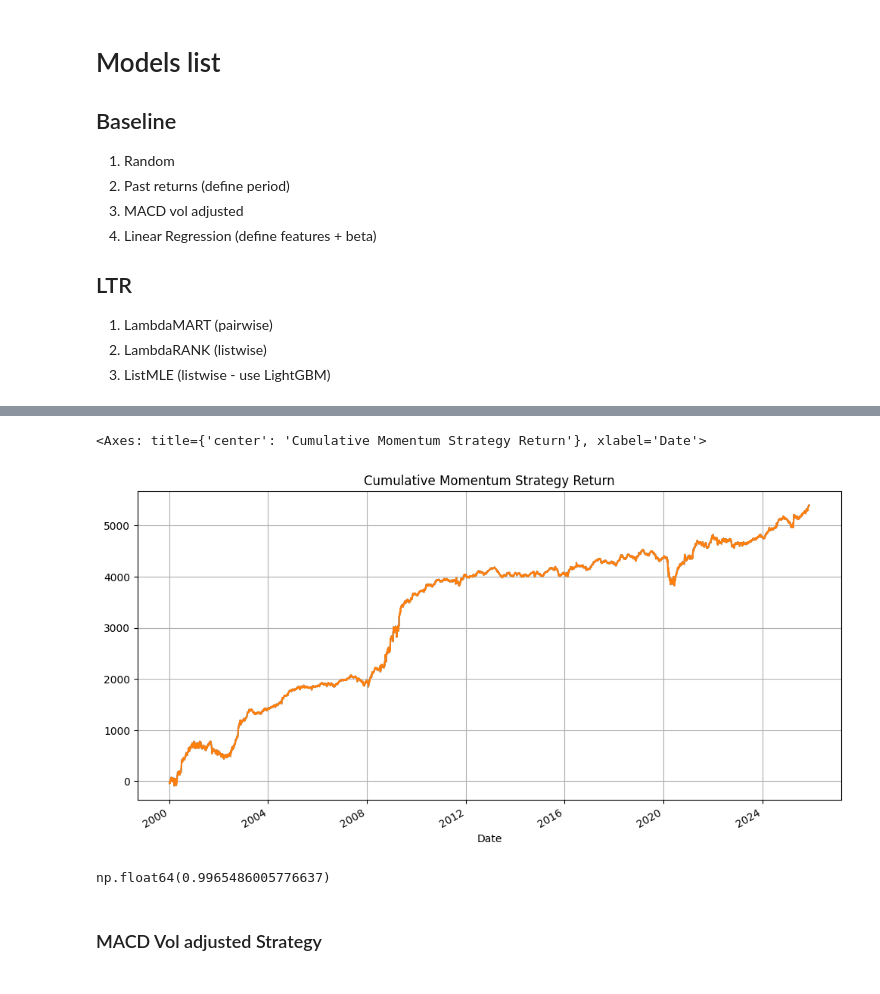
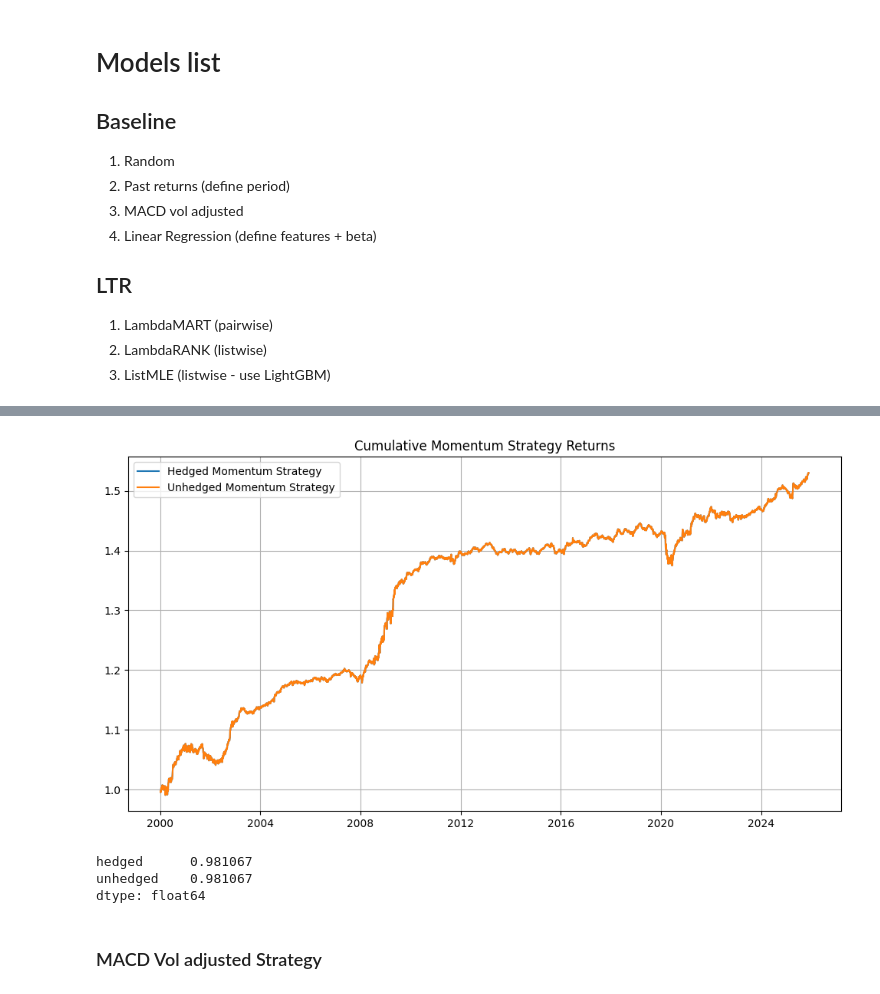
Before and after one commit to Mathieuja/Advanced-ML-Project, a Jupyter notebook: notebook.ipynb, the cells around one changed output, grey strips where cells are left out. Drawn from its saved outputs; the diff is of its cells as text; code cells hidden in the pictures.

```diff
--- a/notebook.ipynb
+++ b/notebook.ipynb
@@ -235,18 +142,16 @@ random_strat_returns.cumsum().plot(figsize=(12,6), title='Cumulative Random Stra
+# %%
+def compute_signal(x):
+    if x.notna().sum() == 0:
+        return pd.Series([np.nan]*len(x), index=x.index)
+    ranks = x.rank(method='first')
+    binned = pd.cut(ranks, bins=10, labels=False, include_lowest=True)
+    signal = binned.map(lambda y: 1 if y == 0 else (-1 if y == 9 else 0))
+    return signal
 # %%
-df['momentum_hedged_signal'] = df.groupby('Date')['close_1d_ret_hedged'].transform(
-    lambda x: pd.cut(x.rank(method='first'), bins=10, labels=False, include_lowest=True)
-).map(lambda x: 1 if x == 0 else (-1 if x == 9 else 0))
+df['momentum_hedged_signal'] = df.groupby('Date')['close_1d_ret_hedged'].transform(compute_signal)
 # %%
 df['momentum_hedged_signal'] = df.groupby('Ticker')['momentum_hedged_signal'].shift()
 # %%
-df['momentum_signal'] = df.groupby('Date')['close_1d_ret'].transform(
-    lambda x: pd.cut(x.rank(method='first'), bins=10, labels=False, include_lowest=True)
-).map(lambda x: 1 if x == 0 else (-1 if x == 9 else 0))
+df['momentum_signal'] = df.groupby('Date')['close_1d_ret'].transform(compute_signal)
 # %%
 df['momentum_signal'] = df.groupby('Ticker')['momentum_signal'].shift()
-# %%
-df.groupby('Date').apply(lambda x: (x['momentum_hedged_signal']*x['close_1d_ret']).mean()).cumsum().plot(figsize=(12,6), title='Cumulative Hedged Momentum Strategy Return', grid=True)
-df.groupby('Date').apply(lambda x: (x['momentum_signal']*x['close_1d_ret']).mean()).cumsum().plot(figsize=(12,6), title='Cumulative Momentum Strategy Return', grid=True)
-# %% [output]
-<Axes: title={'center': 'Cumulative Momentum Strategy Return'}, xlabel='Date'>
-[figure, removed]
@@ -255,6 +158,26 @@ momentum_strat_returns = df.groupby('Date').apply(lambda x: (x['momentum_signal'
-# %%
-momentum_strat_returns.mean()/momentum_strat_returns.std()*np.sqrt(252)
-# %% [output]
-np.float64(0.9965486005776637)
+# %%
+momentum_daily_returns = df.groupby('Date').apply(
+    lambda x: pd.Series({
+        'hedged': (x['momentum_hedged_signal'] * x['close_1d_ret']).mean(),
+        'unhedged': (x['momentum_signal'] * x['close_1d_ret']).mean()
+    })
+)*1e-4
+# %%
+plt.figure(figsize=(12, 6))
+plt.plot(momentum_daily_returns['hedged'].cumsum() + 1, label='Hedged Momentum Strategy')
+plt.plot(momentum_daily_returns['unhedged'].cumsum() + 1, label='Unhedged Momentum Strategy')
+
+plt.title('Cumulative Momentum Strategy Returns')
+plt.grid(True)
+plt.legend()
+plt.show()
+# %% [output]
+[figure, added]
+# %%
+momentum_daily_returns.mean()/momentum_daily_returns.std()*np.sqrt(252)
+# %% [output]
+hedged      0.981067
+unhedged    0.981067
+dtype: float64
 # %% [markdown]
 ### MACD Vol adjusted Strategy
```
Also changed, not shown: parts of 56 cells of this notebook, 1 other file.
